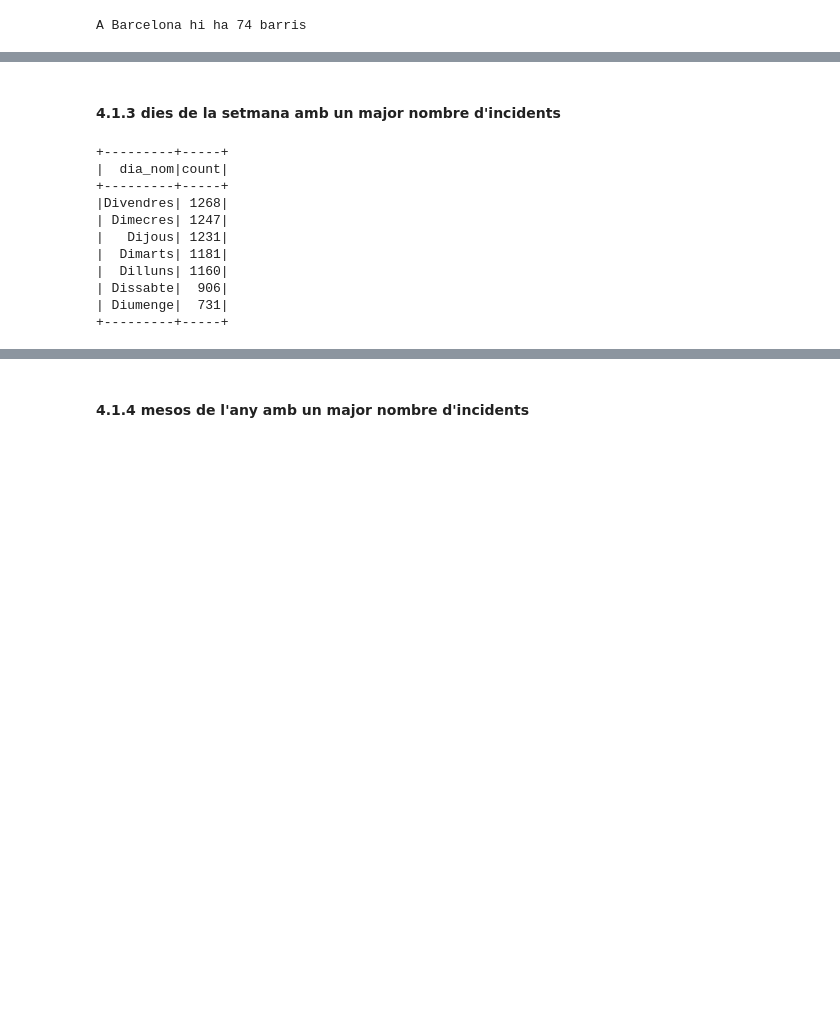
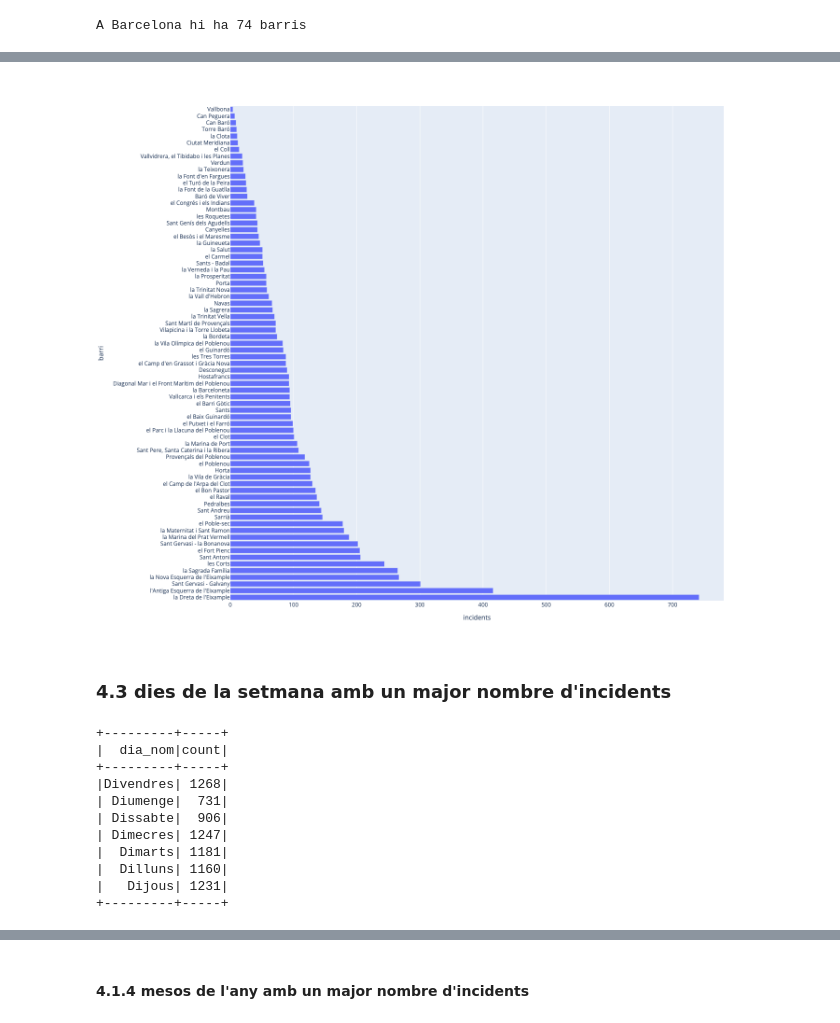
Before and after one commit to pyrenaicus/barcelona-traffic-incidents, a Jupyter notebook: notebook/bcn_traffic_incidents.ipynb, the cells around one changed output, grey strips where cells are left out. Drawn from its saved outputs; the diff is of its cells as text; code cells hidden in the pictures; blank space fills up the shorter version.

```diff
--- a/notebook/bcn_traffic_incidents.ipynb
+++ b/notebook/bcn_traffic_incidents.ipynb
@@ -1134,16 +1132,23 @@ spark.sql("""
+# %%
+import plotly.express as px
+df = df_incidents_cause.groupBy('barri').count().orderBy("count", ascending=False).withColumnRenamed("count","incidents").toPandas()
+fig = px.bar(df, x="incidents", y="barri", orientation='h', height=1200)
+fig.show()
+# %% [output]
+[figure, added]
 # %% [markdown]
-#### 4.1.3 dies de la setmana amb un major nombre d'incidents
+### 4.3 dies de la setmana amb un major nombre d'incidents
 # %%
-df_incidents.groupBy('dia_nom').count().orderBy("count", ascending=False).show()
+df_incidents.groupBy('dia_nom').count().orderBy("dia_nom", ascending=False).show()
 # %% [output]
 +---------+-----+
 |  dia_nom|count|
 +---------+-----+
 |Divendres| 1268|
+| Diumenge|  731|
+| Dissabte|  906|
 | Dimecres| 1247|
-|   Dijous| 1231|
 |  Dimarts| 1181|
 |  Dilluns| 1160|
-| Dissabte|  906|
-| Diumenge|  731|
+|   Dijous| 1231|
 +---------+-----+
```
Also changed, not shown: parts of 16 cells of this notebook.
